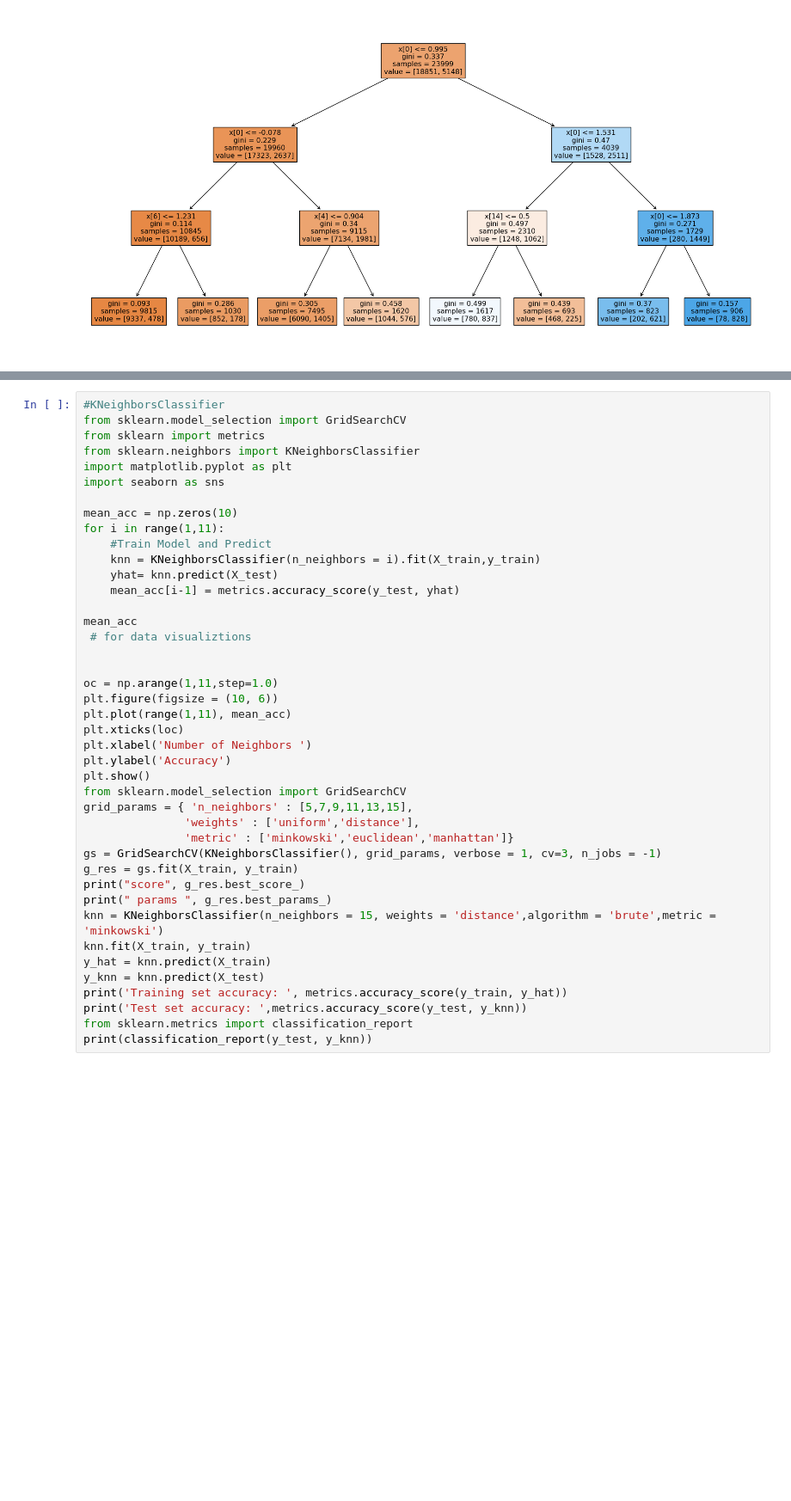
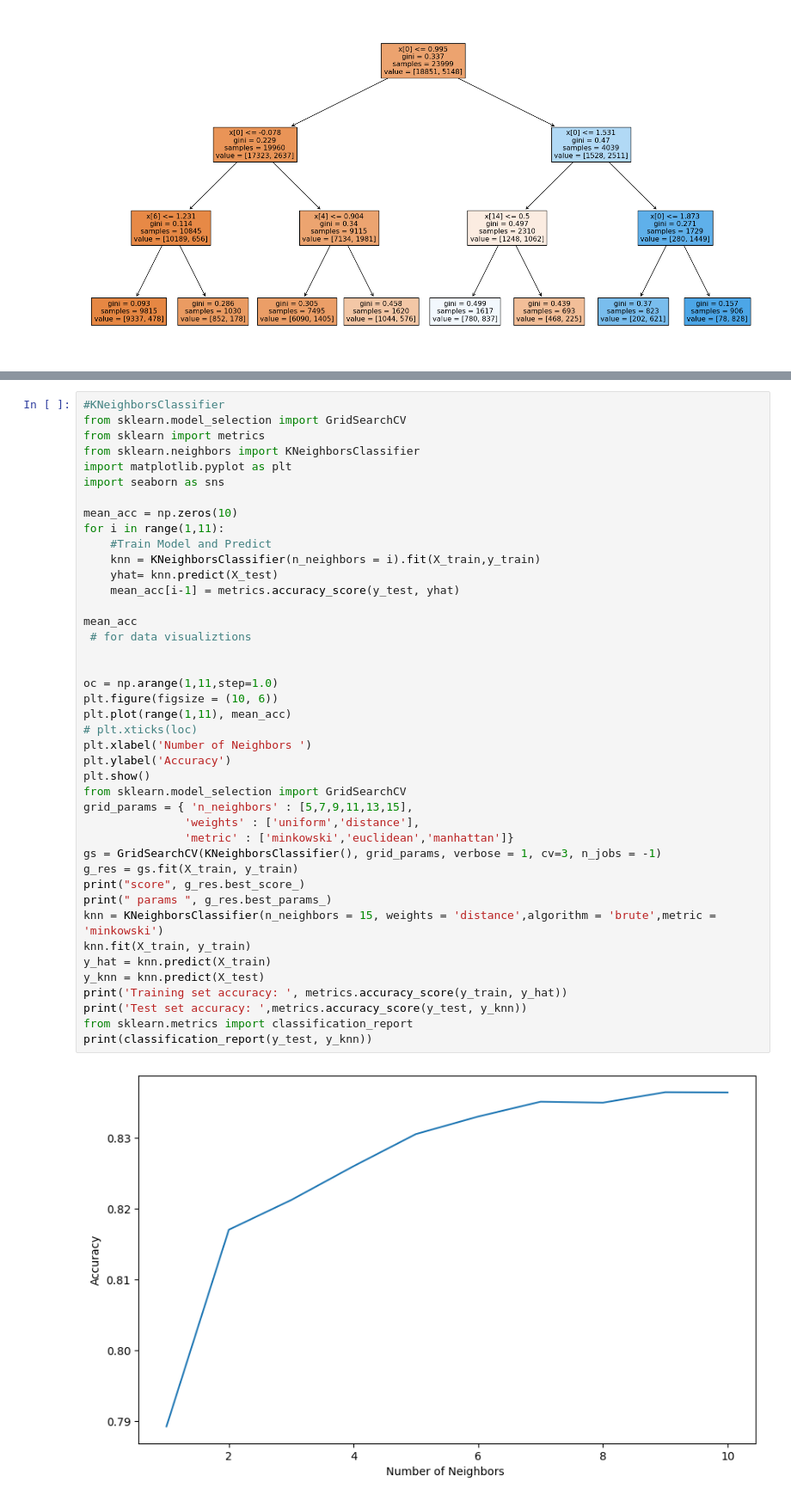
Before and after one commit to sagarmahapatro/ml-assignment, a Jupyter notebook: Group206_Problem_Statement_9_V3.ipynb, the cells around one changed output, grey strips where cells are left out. Shown at 86% size. Saved outputs shown, nothing was run; the diff lists cells and outputs as text; blank space fills up the shorter version.

```diff
--- a/Group206_Problem_Statement_9_V3.ipynb
+++ b/Group206_Problem_Statement_9_V3.ipynb
@@ -462,31 +470,33 @@ for i in range(1,11):
     knn = KNeighborsClassifier(n_neighbors = i).fit(X_train,y_train)
     yhat= knn.predict(X_test)
     mean_acc[i-1] = metrics.accuracy_score(y_test, yhat)
 
 mean_acc
  # for data visualiztions
 
 
 oc = np.arange(1,11,step=1.0)
 plt.figure(figsize = (10, 6))
 plt.plot(range(1,11), mean_acc)
-plt.xticks(loc)
+# plt.xticks(loc)
 plt.xlabel('Number of Neighbors ')
 plt.ylabel('Accuracy')
 plt.show()
 from sklearn.model_selection import GridSearchCV
 grid_params = { 'n_neighbors' : [5,7,9,11,13,15],
                'weights' : ['uniform','distance'],
                'metric' : ['minkowski','euclidean','manhattan']}
 gs = GridSearchCV(KNeighborsClassifier(), grid_params, verbose = 1, cv=3, n_jobs = -1)
 g_res = gs.fit(X_train, y_train)
 print("score", g_res.best_score_)
 print(" params ", g_res.best_params_)
 knn = KNeighborsClassifier(n_neighbors = 15, weights = 'distance',algorithm = 'brute',metric = 'minkowski')
 knn.fit(X_train, y_train)
 y_hat = knn.predict(X_train)
 y_knn = knn.predict(X_test)
 print('Training set accuracy: ', metrics.accuracy_score(y_train, y_hat))
 print('Test set accuracy: ',metrics.accuracy_score(y_test, y_knn))
 from sklearn.metrics import classification_report
 print(classification_report(y_test, y_knn))
+# %% [output]
+[figure, added]
```
Also changed, not shown: parts of 10 cells of this notebook.
